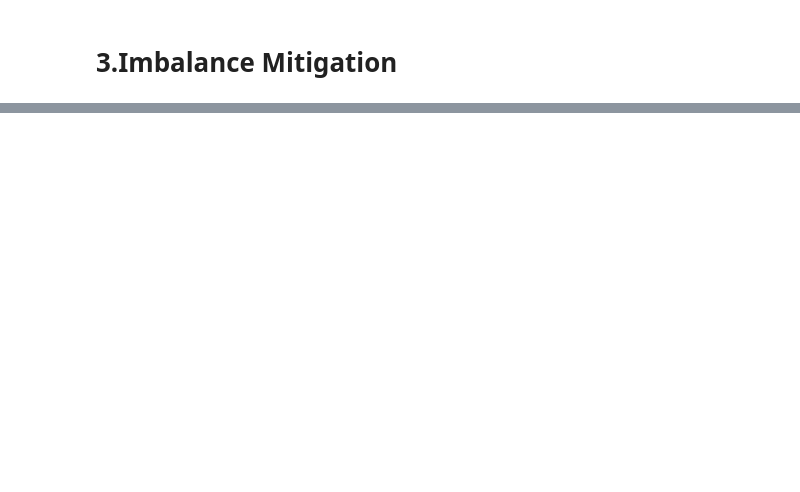
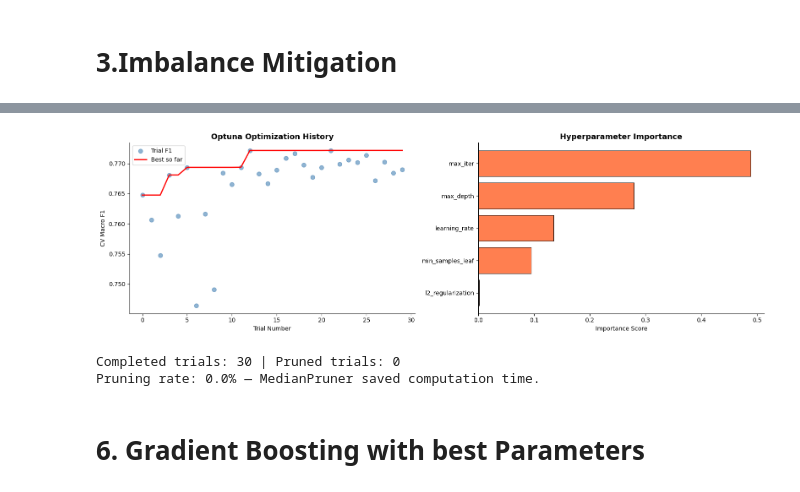
Before and after one commit to AlvarodelaHerran/Adv_ML, a Jupyter notebook: GradientBoosting/GradientBoosting.ipynb, the cells around one changed output, grey strips where cells are left out. Cells and saved outputs as stored; diff of their text form; code cells hidden in the pictures; blank space fills up the shorter version.

```diff
--- a/GradientBoosting/GradientBoosting.ipynb
+++ b/GradientBoosting/GradientBoosting.ipynb
@@ -185,0 +342,16 @@ KeyboardInterrupt:
+# %%
+study = optuna.create_study(
+    direction='maximize',
+    sampler=TPESampler(seed=RANDOM_STATE),
+    pruner=MedianPruner(n_startup_trials=5, n_warmup_steps=1)
+)
+
+print('Starting Optuna optimization (30 trials)...')
+print('Pruner: MedianPruner — unpromising trials will be cut early.\n')
+
+study.optimize(objective, n_trials=30, show_progress_bar=True)
+
+print(f'\nOptimization complete!')
+print(f'Best trial:  #{study.best_trial.number}')
+print(f'Best CV F1:  {study.best_value:.4f}')
+print(f'Best params: {study.best_params}')
@@ -185,0 +365,47 @@ KeyboardInterrupt:
+# %%
+# --- Plot optimization history ---
+completed = [t for t in study.trials if t.state == optuna.trial.TrialState.COMPLETE]
+pruned    = [t for t in study.trials if t.state == optuna.trial.TrialState.PRUNED]
+
+fig, axes = plt.subplots(1, 2, figsize=(16, 5))
+
+# Optimization history
+trial_nums = [t.number for t in completed]
+trial_vals = [t.value for t in completed]
+best_so_far = [max(trial_vals[:i+1]) for i in range(len(trial_vals))]
+
+axes[0].scatter(trial_nums, trial_vals, alpha=0.6, color='steelblue', s=50, label='Trial F1')
+axes[0].plot(trial_nums, best_so_far, color='red', linewidth=2, label='Best so far')
+pruned_nums = [t.number for t in pruned]
+if pruned_nums:
+    axes[0].axvline(x=pruned_nums[0], color='grey', linestyle='--', alpha=0.4, label='Pruned trials')
+    for pn in pruned_nums[1:]:
+        axes[0].axvline(x=pn, color='grey', linestyle='--', alpha=0.4)
+axes[0].set_title('Optuna Optimization History', fontsize=13, fontweight='bold')
+axes[0].set_xlabel('Trial Number')
+axes[0].set_ylabel('CV Macro F1')
+axes[0].legend()
+axes[0].spines['top'].set_visible(False)
+axes[0].spines['right'].set_visible(False)
+
+# Parameter importance (top 6)
+importances = optuna.importance.get_param_importances(study)
+imp_df = pd.DataFrame(list(importances.items()), columns=['Parameter', 'Importance']).head(6)
+imp_df = imp_df.sort_values('Importance')
+axes[1].barh(imp_df['Parameter'], imp_df['Importance'], color='coral', edgecolor='black', linewidth=0.7)
+axes[1].set_title('Hyperparameter Importance', fontsize=13, fontweight='bold')
+axes[1].set_xlabel('Importance Score')
+axes[1].spines['top'].set_visible(False)
+axes[1].spines['right'].set_visible(False)
+
+plt.tight_layout()
+plt.show()
+
+print(f'\nCompleted trials: {len(completed)} | Pruned trials: {len(pruned)}')
+print(f'Pruning rate: {len(pruned)/len(study.trials)*100:.1f}% — MedianPruner saved computation time.')
+# %% [output]
+[figure, added]
+Completed trials: 30 | Pruned trials: 0
+Pruning rate: 0.0% — MedianPruner saved computation time.
+# %% [markdown]
+# 6. Gradient Boosting with best Parameters
```
Also changed, not shown: parts of 16 cells of this notebook, 1 other file.
